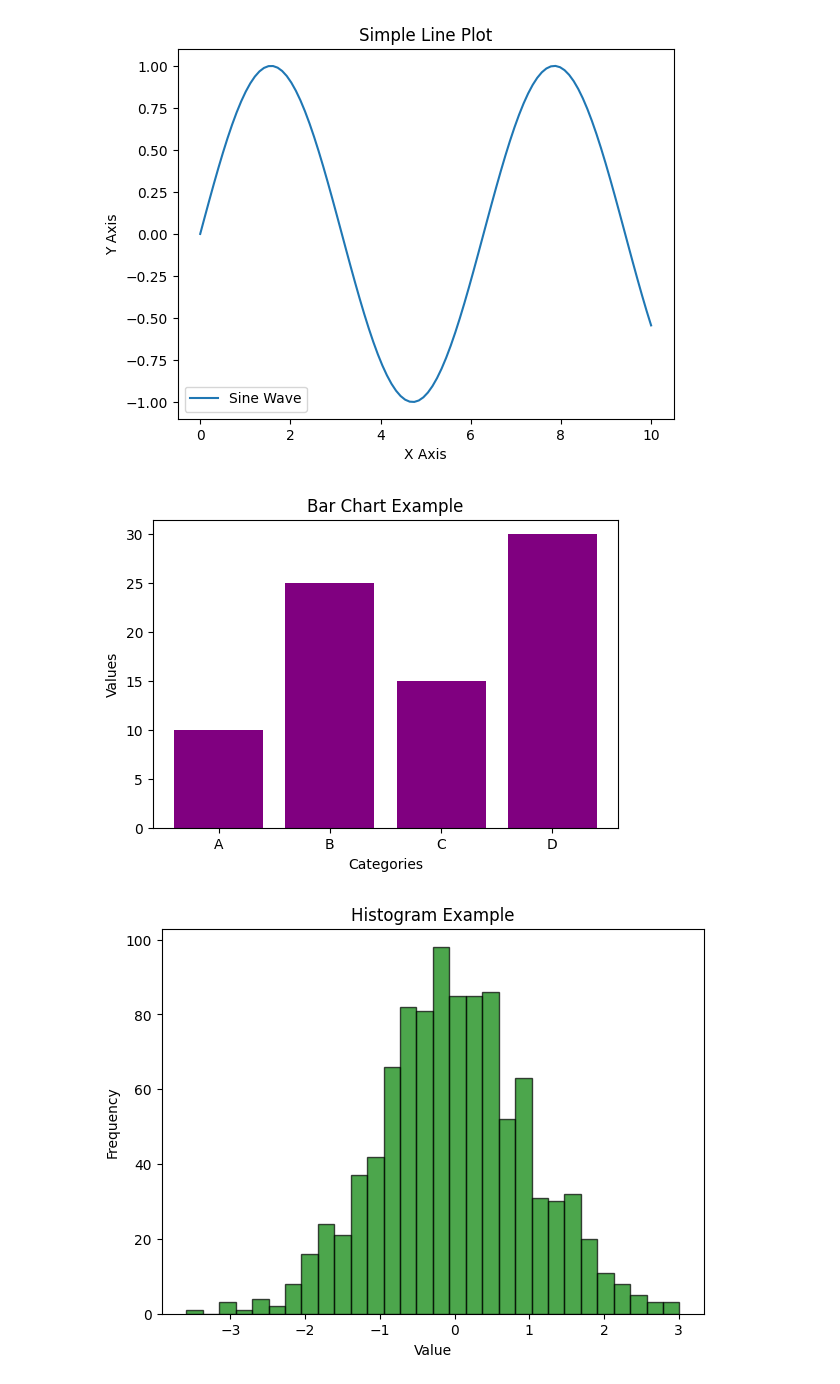
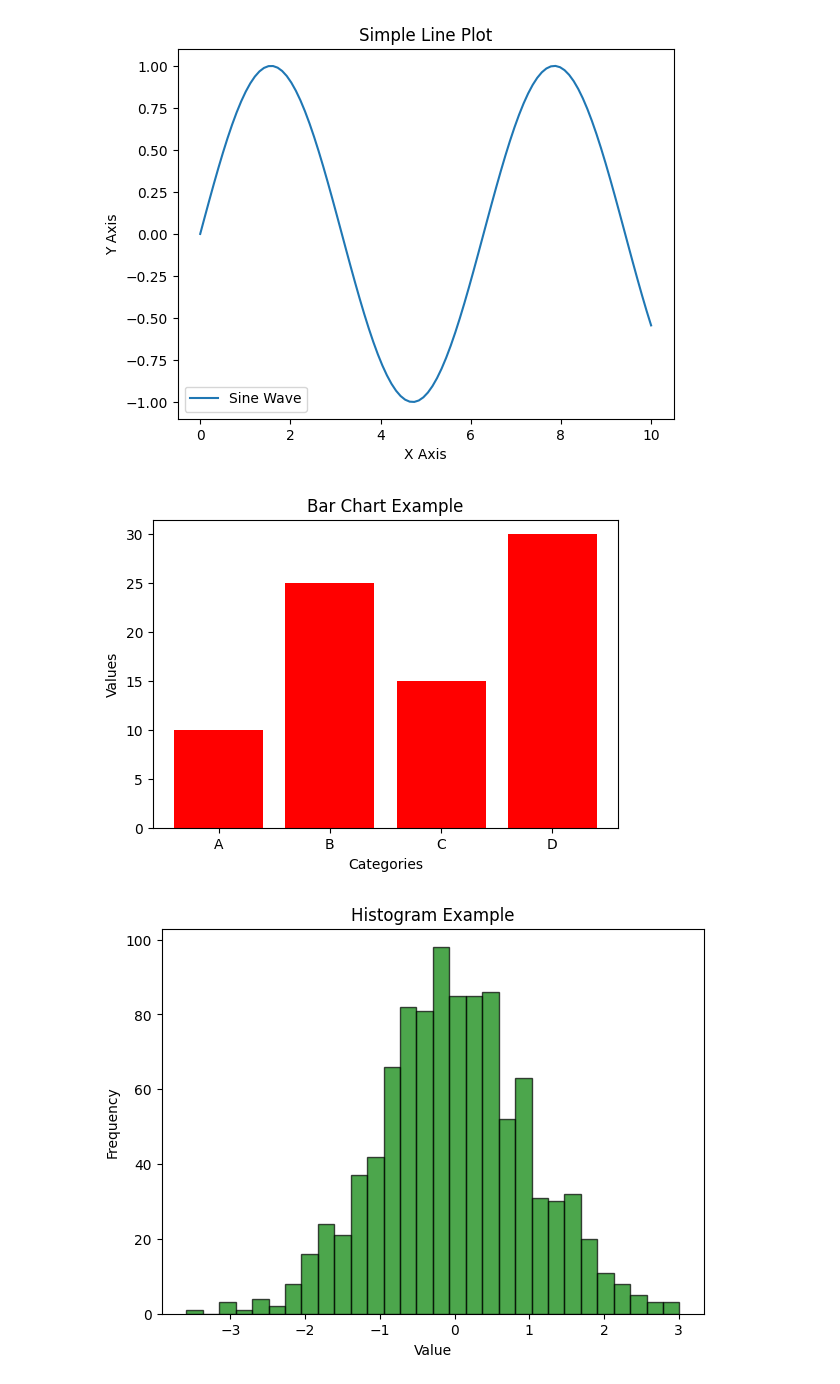
Before and after one commit to Elango420/data-science-dv-, a Jupyter notebook: Untitled2.ipynb, the cells around one changed output. Drawn from its saved outputs; the diff is of its cells as text; code cells hidden in the pictures.

```diff
--- a/Untitled2.ipynb
+++ b/Untitled2.ipynb
@@ -17,14 +17,14 @@ plt.show()
 # %%
 categories = ['A', 'B', 'C', 'D']
 values = [10, 25, 15, 30]
 plt.figure(figsize=(6, 4))
-plt.bar(categories, values, color='purple')
+plt.bar(categories, values, color='red')
 plt.xlabel("Categories")
 plt.ylabel("Values")
 plt.title("Bar Chart Example")
 plt.show()
 # %% [output]
-[figure, old version]
+[figure, new version]
 # %%
 data = np.random.randn(1000)
 plt.figure(figsize=(7, 5))
```
Also changed, not shown: parts of 4 cells of this notebook.
